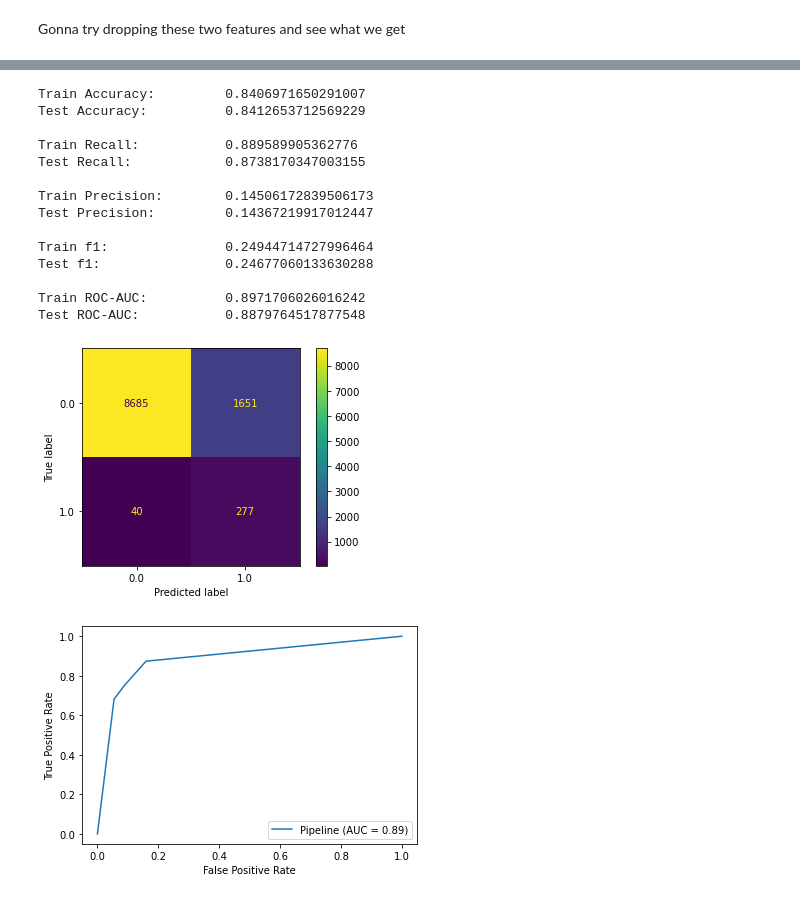
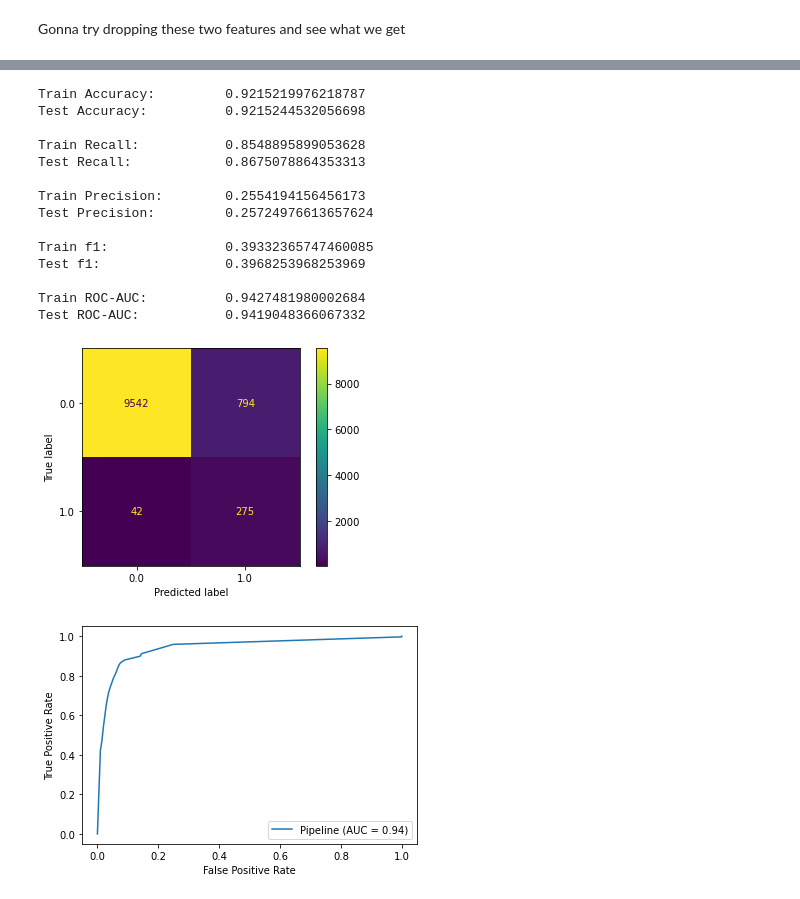
Before and after one commit to pjlannoo/ASD-Factors-ML, a Jupyter notebook: Notebooks/PhilNotebooks/FeatureExperimentation.ipynb, the cells around one changed output, grey strips where cells are left out. Cells and saved outputs as stored; diff of their text form; code cells hidden in the pictures.

```diff
--- a/Notebooks/PhilNotebooks/FeatureExperimentation.ipynb
+++ b/Notebooks/PhilNotebooks/FeatureExperimentation.ipynb
@@ -873,19 +640,2 @@ GridSearchCV(cv=StratifiedKFold(n_splits=5, random_state=None, shuffle=False),
 # %%
-display_metrics(grid_search.best_estimator_, X_train, X_test, y_train, y_test)
+# display_metrics(grid_search.best_estimator_, X_train, X_test, y_train, y_test)
-# %% [output]
-Train Accuracy:         0.8406971650291007
-Test Accuracy:          0.8412653712569229
-
-Train Recall:           0.889589905362776
-Test Recall:            0.8738170347003155
-
-Train Precision:        0.14506172839506173
-Test Precision:         0.14367219917012447
-
-Train f1:               0.24944714727996464
-Test f1:                0.24677060133630288
-
-Train ROC-AUC:          0.8971706026016242
-Test ROC-AUC:           0.8879764517877548
-[figure, removed]
-[figure, removed]
@@ -892 +646,27 @@ Test ROC-AUC:           0.8879764517877548
+# %%
+drop_tree_three = Pipeline(steps=[
+    ('preproc', full_preprocessor),
+    ('tree', DecisionTreeClassifier(class_weight='balanced', random_state=42,
+                                   max_depth=4, min_samples_leaf=1, min_samples_split=2))
+])
+
+drop_tree_three.fit(X_train, y_train)
+display_metrics(drop_tree_three, X_train, X_test, y_train, y_test)
+# %% [output]
+Train Accuracy:         0.9215219976218787
+Test Accuracy:          0.9215244532056698
+
+Train Recall:           0.8548895899053628
+Test Recall:            0.8675078864353313
+
+Train Precision:        0.2554194156456173
+Test Precision:         0.25724976613657624
+
+Train f1:               0.39332365747460085
+Test f1:                0.3968253968253969
+
+Train ROC-AUC:          0.9427481980002684
+Test ROC-AUC:           0.9419048366067332
+[figure, added]
+[figure, added]
 # %%
```
Also changed, not shown: parts of 23 cells of this notebook.
